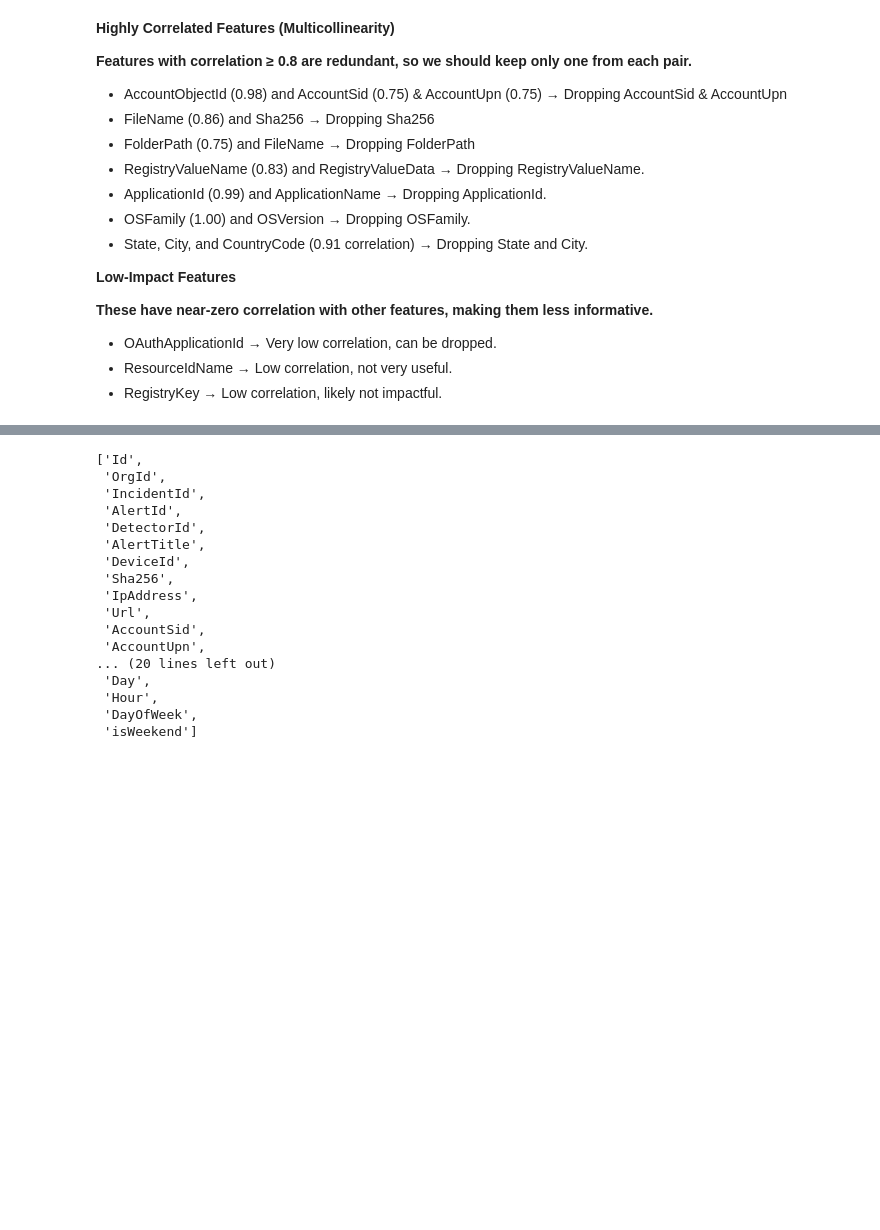
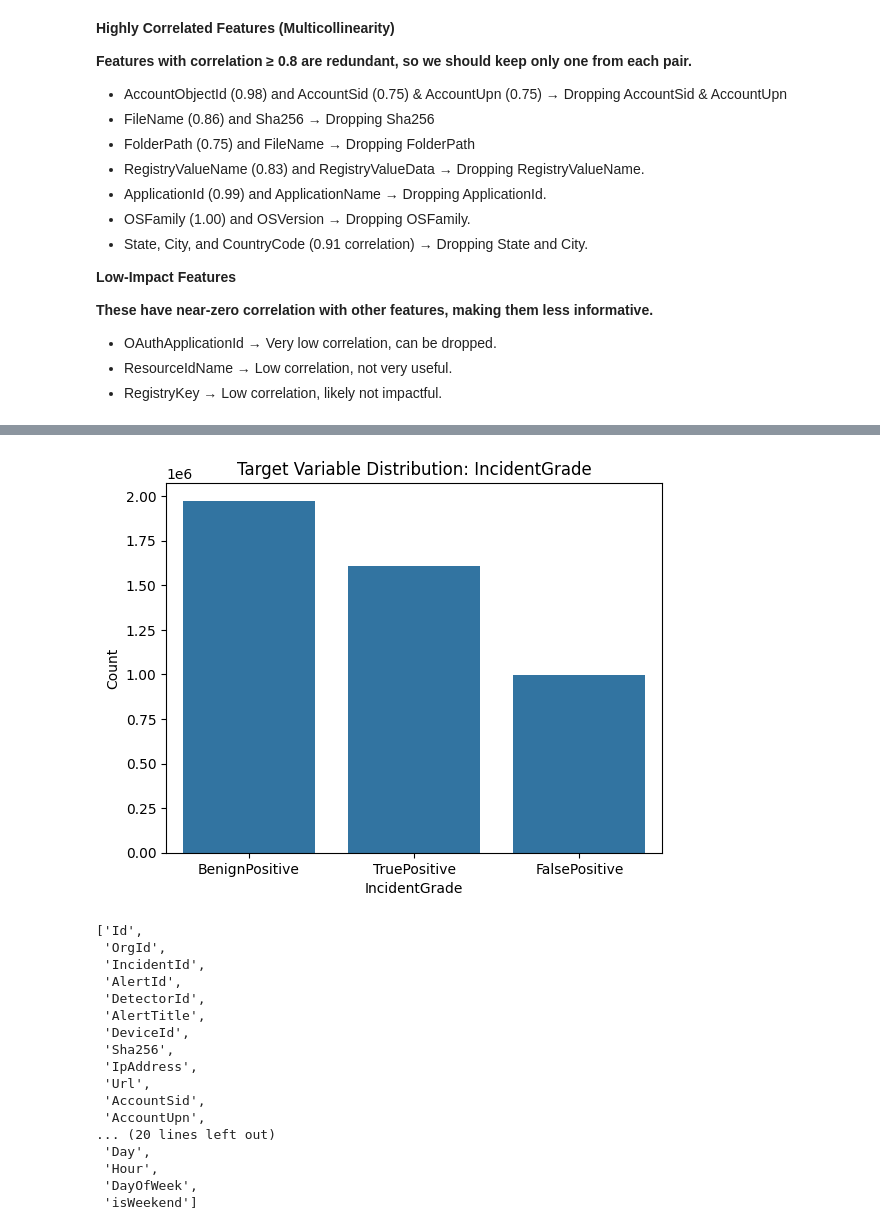
Before and after one commit to Pooja-Spandana/Guvi---Microsoft-Cybersecurity, a Jupyter notebook: Notebooks/Data_Preprocessing_and_EDA.ipynb, the cells around one changed output, grey strips where cells are left out. Drawn from its saved outputs; the diff is of its cells as text; code cells hidden in the pictures; blank space fills up the shorter version.

```diff
--- a/Notebooks/Data_Preprocessing_and_EDA.ipynb
+++ b/Notebooks/Data_Preprocessing_and_EDA.ipynb
@@ -363,12 +391,12 @@ plt.show()
 - ResourceIdName → Low correlation, not very useful.
 - RegistryKey → Low correlation, likely not impactful.
 # %%
-# # List of features to drop
-# features_to_drop = [
-#     "AccountSid", "AccountUpn", "Sha256", "FolderPath", "RegistryValueName", "ApplicationId",
-#     "OSFamily", "State", "City", "OAuthApplicationId", "ResourceIdName", "RegistryKey"
-# ]
+# List of features to drop
+features_to_drop = [
+    "AccountSid", "AccountUpn", "Sha256", "FolderPath", "RegistryValueName", "ApplicationId",
+    "OSFamily", "State", "City", "OAuthApplicationId", "ResourceIdName", "RegistryKey"
+]
 
-# # Drop the selected columns from the dataset
-# train_data = train_data.drop(columns=features_to_drop)
-# print("Remaining Features:", train_data.columns)
+# Drop the selected columns from the dataset
+train_data = train_data.drop(columns=features_to_drop)
+print("Remaining Features:", train_data.columns)
@@ -377,9 +427,11 @@ plt.show()
 # %%
-# sns.countplot(data=train_data, x='IncidentGrade', order=train_data['IncidentGrade'].value_counts().index)
-# plt.title('Target Variable Distribution: IncidentGrade')
-# plt.xlabel('IncidentGrade')
-# plt.ylabel('Count')
-# plt.show()
+sns.countplot(data=train_data, x='IncidentGrade', order=train_data['IncidentGrade'].value_counts().index)
+plt.title('Target Variable Distribution: IncidentGrade')
+plt.xlabel('IncidentGrade')
+plt.ylabel('Count')
+plt.show()
+# %% [output]
+[figure, added]
 # %%
 num_test_features = [feature for feature in test_data.columns if test_data[feature].dtype != 'O']
 num_test_features
```
Also changed, not shown: parts of 7 cells of this notebook, 2 other files.
